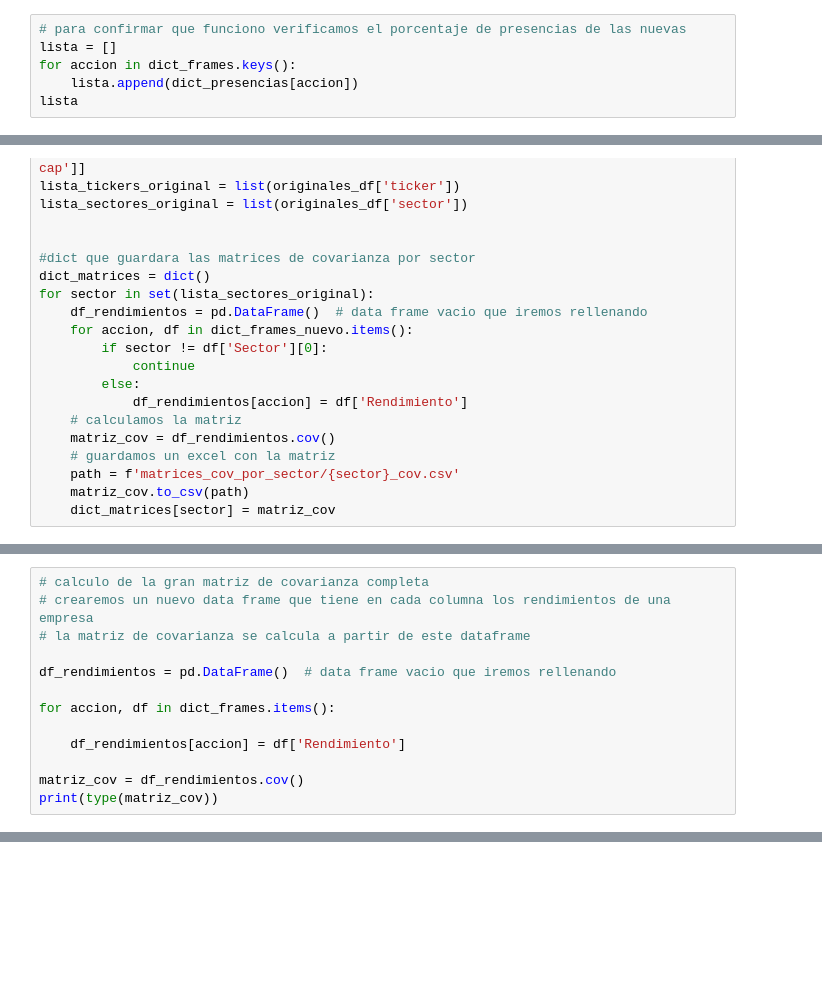
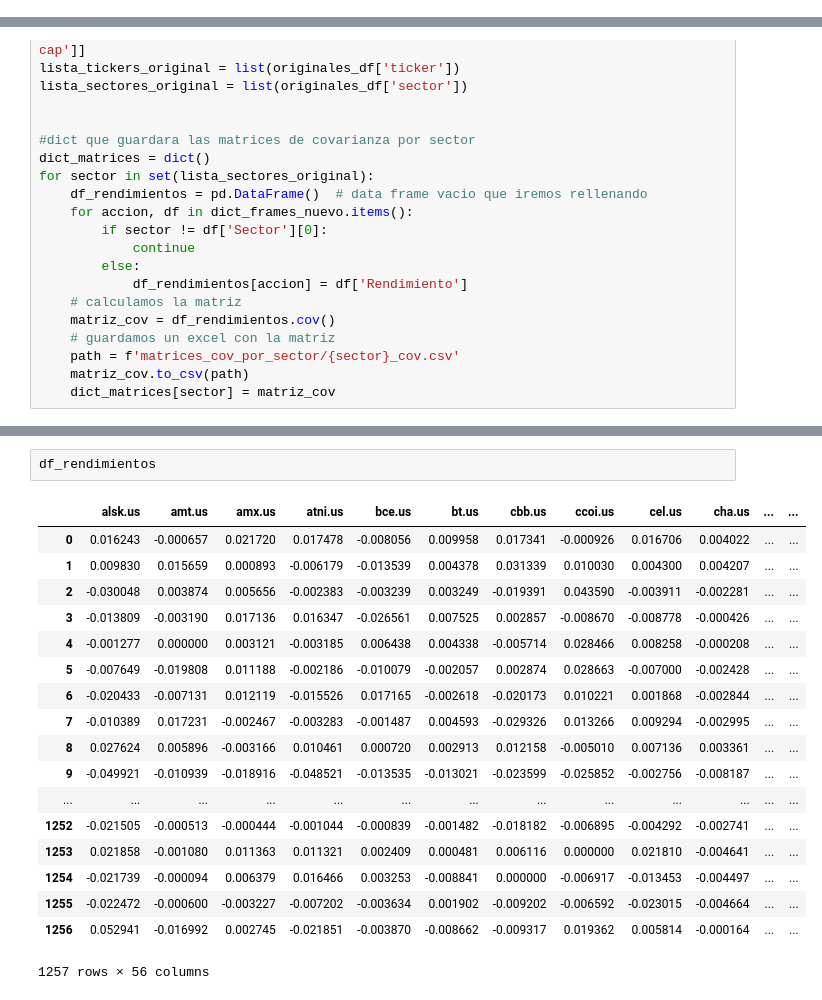
Before and after one commit to ncasassas/capstone, a Jupyter notebook: Codigo/Acciones_Separadas_por_Sector.ipynb, the cells around one changed output, grey strips where cells are left out. Cells and saved outputs as stored; diff of their text form; blank space fills up the shorter version.

```diff
--- a/Codigo/Acciones_Separadas_por_Sector.ipynb
+++ b/Codigo/Acciones_Separadas_por_Sector.ipynb
@@ -190,9 +190,3 @@ dict_frames = dict_frames_nuevo
 print(len(dict_frames))
 # %% [output]
 2803
-# %%
-# para confirmar que funciono verificamos el porcentaje de presencias de las nuevas
-lista = []
-for accion in dict_frames.keys():
-    lista.append(dict_presencias[accion])
-lista
@@ -337,13 +291,0 @@ dict_matrices['Healthcare']
-# %%
-# calculo de la gran matriz de covarianza completa
-# crearemos un nuevo data frame que tiene en cada columna los rendimientos de una empresa
-# la matriz de covarianza se calcula a partir de este dataframe
-
-df_rendimientos = pd.DataFrame()  # data frame vacio que iremos rellenando
-
-for accion, df in dict_frames.items():
-
-    df_rendimientos[accion] = df['Rendimiento']
-
-matriz_cov = df_rendimientos.cov()
-print(type(matriz_cov))
@@ -373,0 +292,21 @@ matriz_cov
+# %%
+df_rendimientos
+# %% [output]
+|  | alsk.us | amt.us | amx.us | atni.us | bce.us | bt.us | cbb.us | ccoi.us | cel.us | cha.us | ... | ... |
+| 0 | 0.016243 | -0.000657 | 0.021720 | 0.017478 | -0.008056 | 0.009958 | 0.017341 | -0.000926 | 0.016706 | 0.004022 | ... | ... |
+| 1 | 0.009830 | 0.015659 | 0.000893 | -0.006179 | -0.013539 | 0.004378 | 0.031339 | 0.010030 | 0.004300 | 0.004207 | ... | ... |
+| 2 | -0.030048 | 0.003874 | 0.005656 | -0.002383 | -0.003239 | 0.003249 | -0.019391 | 0.043590 | -0.003911 | -0.002281 | ... | ... |
+| 3 | -0.013809 | -0.003190 | 0.017136 | 0.016347 | -0.026561 | 0.007525 | 0.002857 | -0.008670 | -0.008778 | -0.000426 | ... | ... |
+| 4 | -0.001277 | 0.000000 | 0.003121 | -0.003185 | 0.006438 | 0.004338 | -0.005714 | 0.028466 | 0.008258 | -0.000208 | ... | ... |
+| 5 | -0.007649 | -0.019808 | 0.011188 | -0.002186 | -0.010079 | -0.002057 | 0.002874 | 0.028663 | -0.007000 | -0.002428 | ... | ... |
+| 6 | -0.020433 | -0.007131 | 0.012119 | -0.015526 | 0.017165 | -0.002618 | -0.020173 | 0.010221 | 0.001868 | -0.002844 | ... | ... |
+| 7 | -0.010389 | 0.017231 | -0.002467 | -0.003283 | -0.001487 | 0.004593 | -0.029326 | 0.013266 | 0.009294 | -0.002995 | ... | ... |
+| 8 | 0.027624 | 0.005896 | -0.003166 | 0.010461 | 0.000720 | 0.002913 | 0.012158 | -0.005010 | 0.007136 | 0.003361 | ... | ... |
+| 9 | -0.049921 | -0.010939 | -0.018916 | -0.048521 | -0.013535 | -0.013021 | -0.023599 | -0.025852 | -0.002756 | -0.008187 | ... | ... |
+| ... | ... | ... | ... | ... | ... | ... | ... | ... | ... | ... | ... | ... |
+| 1252 | -0.021505 | -0.000513 | -0.000444 | -0.001044 | -0.000839 | -0.001482 | -0.018182 | -0.006895 | -0.004292 | -0.002741 | ... | ... |
+| 1253 | 0.021858 | -0.001080 | 0.011363 | 0.011321 | 0.002409 | 0.000481 | 0.006116 | 0.000000 | 0.021810 | -0.004641 | ... | ... |
+| 1254 | -0.021739 | -0.000094 | 0.006379 | 0.016466 | 0.003253 | -0.008841 | 0.000000 | -0.006917 | -0.013453 | -0.004497 | ... | ... |
+| 1255 | -0.022472 | -0.000600 | -0.003227 | -0.007202 | -0.003634 | 0.001902 | -0.009202 | -0.006592 | -0.023015 | -0.004664 | ... | ... |
+| 1256 | 0.052941 | -0.016992 | 0.002745 | -0.021851 | -0.003870 | -0.008662 | -0.009317 | 0.019362 | 0.005814 | -0.000164 | ... | ... |
+1257 rows × 56 columns
```
Also changed, not shown: parts of 5 cells of this notebook, 16 other files.
